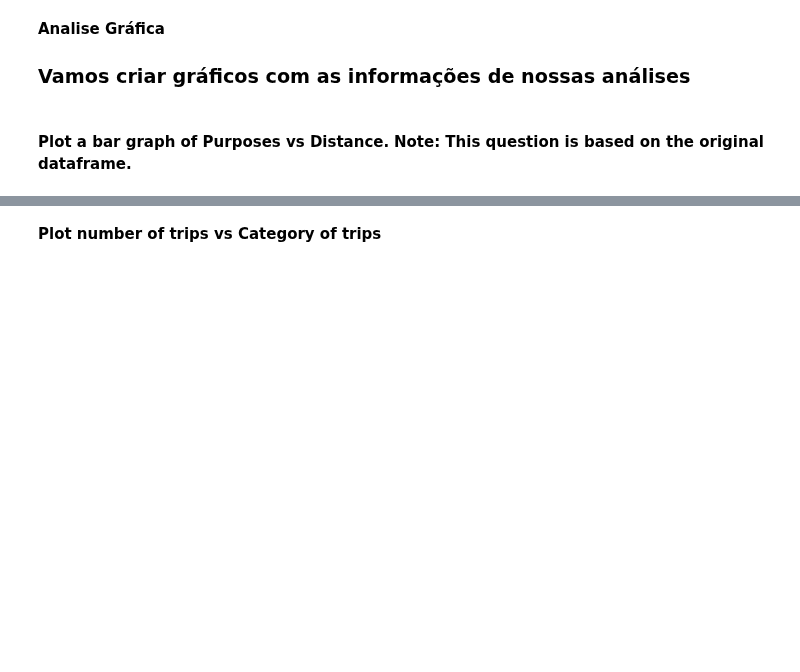
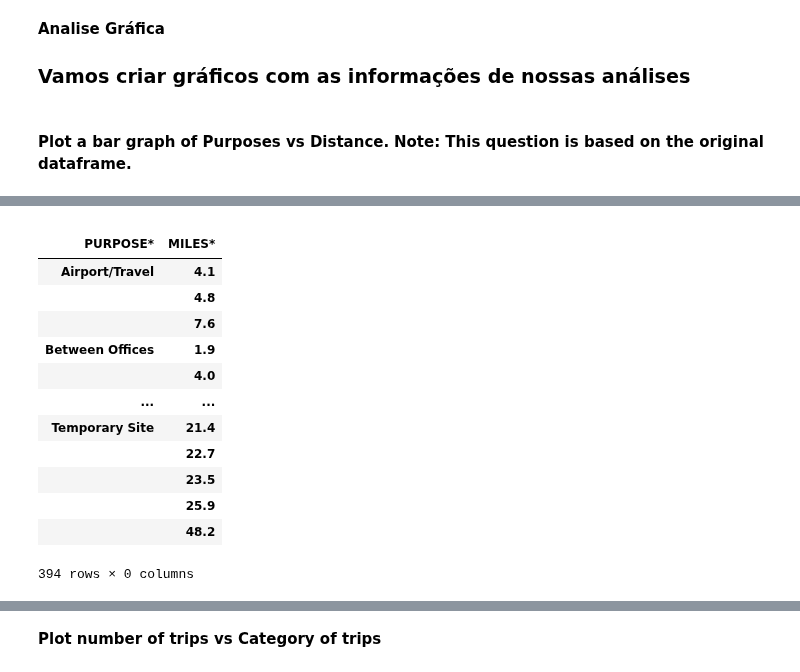
Before and after one commit to Hugox96/Uber_An-lise, a Jupyter notebook: Uber.ipynb, the cells around one changed output, grey strips where cells are left out. Saved outputs shown, nothing was run; the diff lists cells and outputs as text; code cells hidden in the pictures; blank space fills up the shorter version.

```diff
--- a/Uber.ipynb
+++ b/Uber.ipynb
@@ -402,0 +412,19 @@ plt.savefig("graph_distance.pdf")
+# %%
+distance= uber_data[["MILES*","PURPOSE*"]]
+graph_distance2 = distance.groupby(["PURPOSE*","MILES*"]).sum()
+graph_distance2
+# %% [output]
+|  |  |
+| PURPOSE* | MILES* |
+| Airport/Travel | 4.1 |
+|  | 4.8 |
+|  | 7.6 |
+| Between Offices | 1.9 |
+|  | 4.0 |
+| ... | ... |
+| Temporary Site | 21.4 |
+|  | 22.7 |
+|  | 23.5 |
+|  | 25.9 |
+|  | 48.2 |
+394 rows × 0 columns
```
Also changed, not shown: parts of 6 cells of this notebook, 2 other files.
